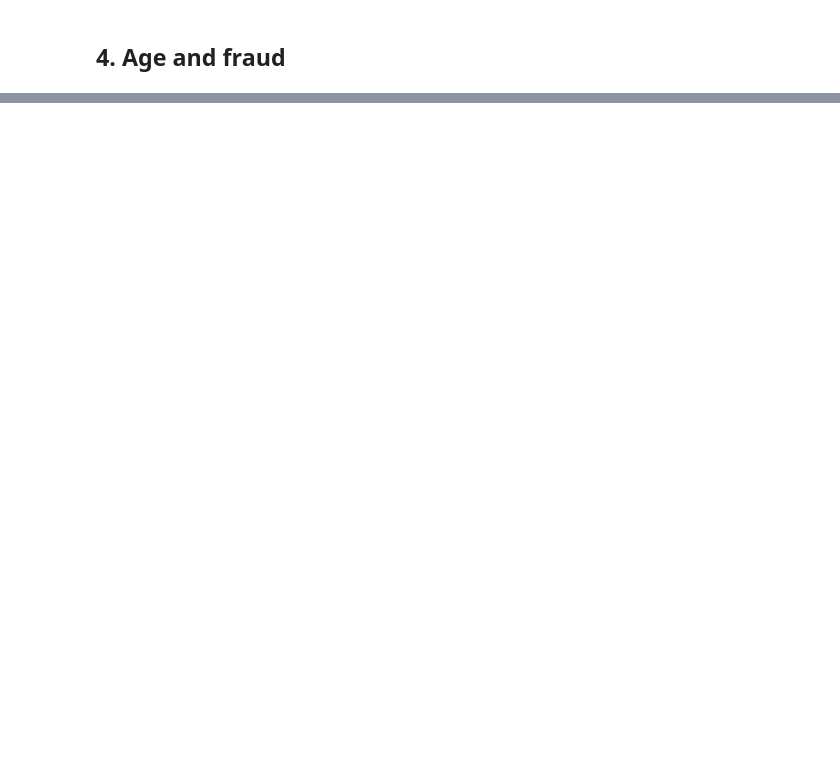
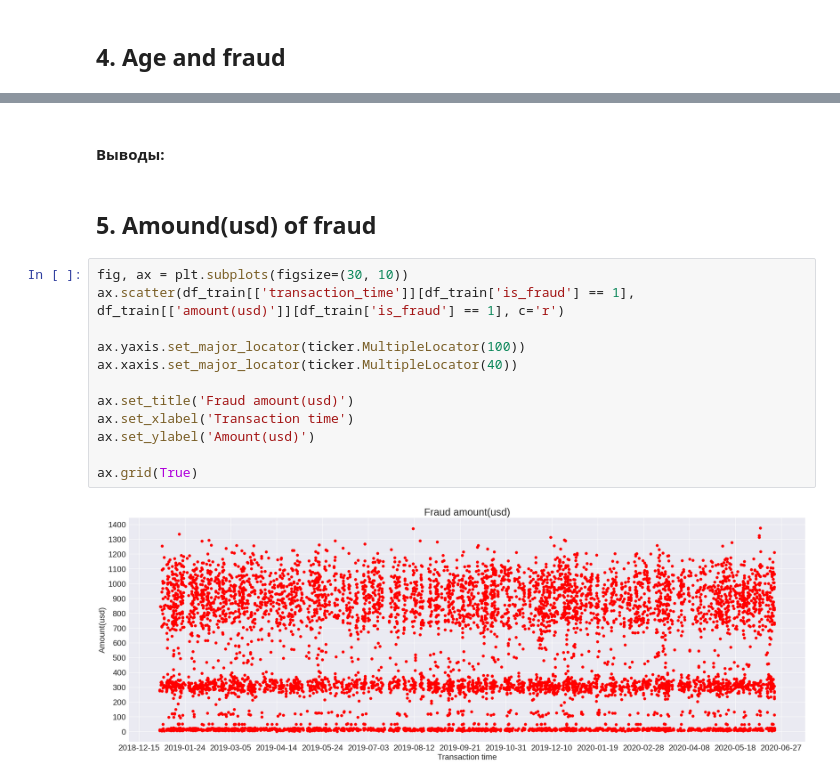
Before and after one commit to ToniPaltus/fraud_detection, a Jupyter notebook: main.ipynb, the cells around one changed output, grey strips where cells are left out. Cells and saved outputs as stored; diff of their text form; blank space fills up the shorter version.

Commit message:
add time, age, amount. Same fix

```diff
--- a/main.ipynb
+++ b/main.ipynb
@@ -235,0 +233,18 @@ df_train['transaction_time'].max())
+# %% [markdown]
+#### Выводы:
+# %% [markdown]
+## 5. Amound(usd) of fraud
+# %%
+fig, ax = plt.subplots(figsize=(30, 10))
+ax.scatter(df_train[['transaction_time']][df_train['is_fraud'] == 1], df_train[['amount(usd)']][df_train['is_fraud'] == 1], c='r')
+
+ax.yaxis.set_major_locator(ticker.MultipleLocator(100))
+ax.xaxis.set_major_locator(ticker.MultipleLocator(40))
+
+ax.set_title('Fraud amount(usd)')
+ax.set_xlabel('Transaction time')
+ax.set_ylabel('Amount(usd)')
+
+ax.grid(True)
+# %% [output]
+[figure, added]
```
Also changed, not shown: parts of 29 cells of this notebook.
